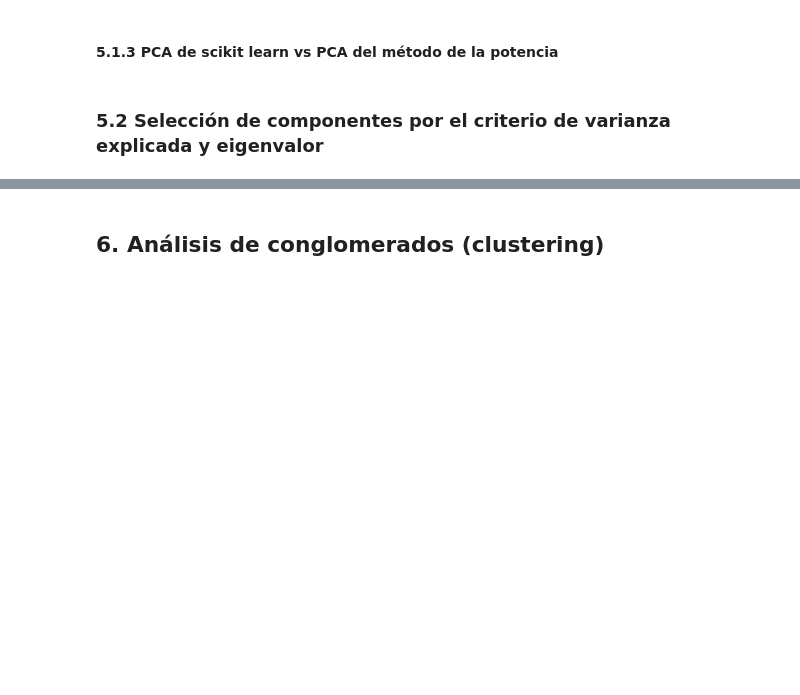
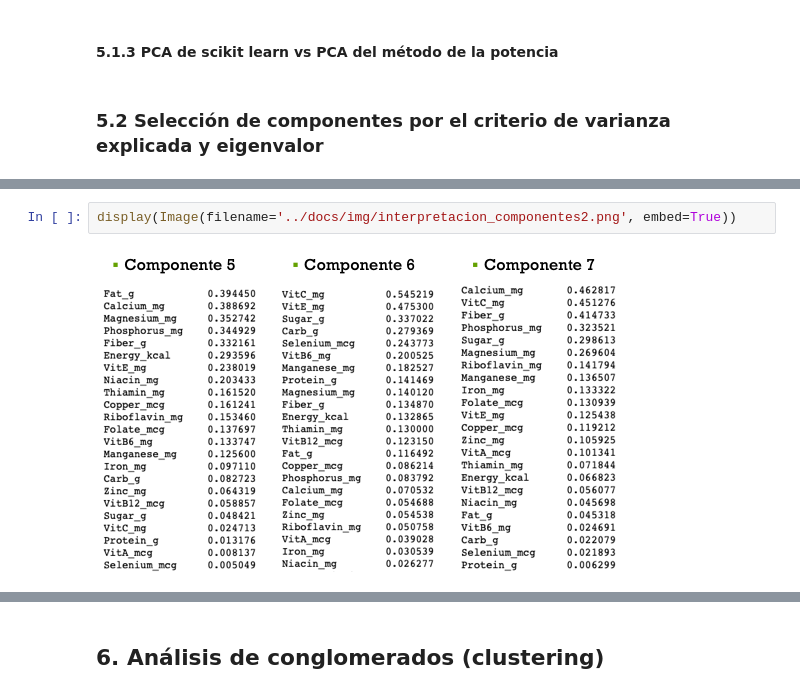
Before and after one commit to rafaelortegar/PCA-nutricion, a Jupyter notebook: results/reporte_final.ipynb, the cells around one changed output, grey strips where cells are left out. Cells and saved outputs as stored; diff of their text form; blank space fills up the shorter version.

```diff
--- a/results/reporte_final.ipynb
+++ b/results/reporte_final.ipynb
@@ -481,0 +549,4 @@ En el notebook de [PCA_from_sklearn.ipynb](https://github.com/123972/PCA-nutrici
+# %%
+display(Image(filename='../docs/img/interpretacion_componentes2.png', embed=True))
+# %% [output]
+[figure, added]
```
Also changed, not shown: parts of 26 cells of this notebook.
